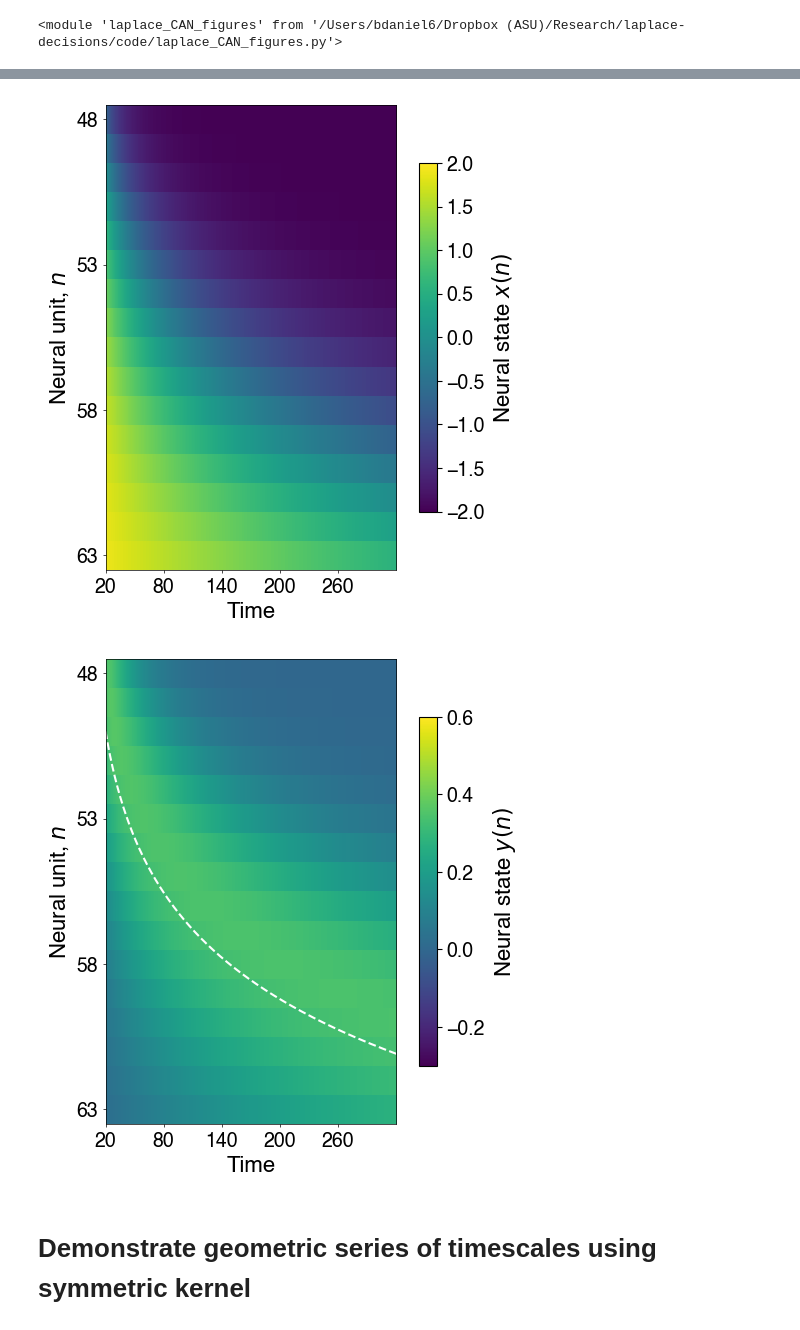
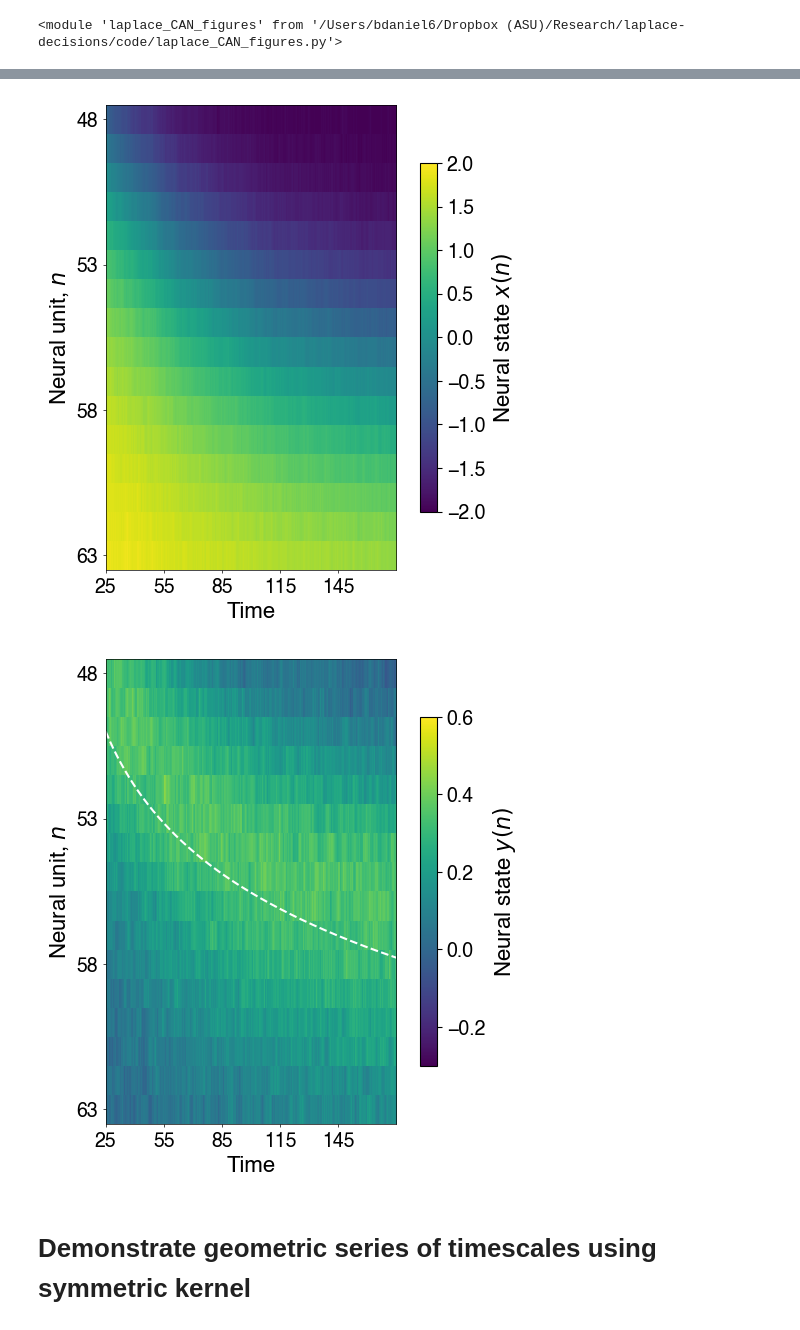
Before and after one commit to Collective-Logic-Lab/laplace-decisions, a Jupyter notebook: laplace-CAN-paper-figures.ipynb, the cells around one changed output, grey strips where cells are left out. Drawn from its saved outputs; the diff is of its cells as text; code cells hidden in the pictures.

```diff
--- a/laplace-CAN-paper-figures.ipynb
+++ b/laplace-CAN-paper-figures.ipynb
@@ -31,7 +31,7 @@ from laplace_network import asymmetric_edge_states
 # set up 1-D line of units with nearest-neighbor interactions
 # and fixed boundary conditions implemented by large fields at the ends
 
-dateStr = '240515' # used in output figure filenames
+dateStr = '240517' # used in output figure filenames
 
 sim_type = 'past' #'past' #'future'
 Npopulation = 100 # number of units in each population
@@ -40,9 +40,9 @@ Npopulation = 100 # number of units in each population
 delta_z = 1/4 #1/8 #1/4
 n_0_asymmetric = Npopulation/2
 if sim_type == 'past':
-    t_0_asymmetric = 20 # XXX #5 #10
+    t_0_asymmetric = 25 # XXX #5 #10
 elif sim_type == 'future':
-    t_0_asymmetric = -320 # XXX -80 #-75
+    t_0_asymmetric = -175 # XXX -80 #-75
 
 # 2024/3/1 set sigma large compared to range of states for all synapses except edge->edge
 sigma_edge = 0.5 #0.25 #0.5
@@ -72,9 +72,9 @@ zero_velocity_asymmetric_edge_Jmat: edge_shift = 0.1256244214584455
 # %%
 # run simulation
 
-noise_var = 0 #1e-2 #5e-2 #0 # strength of noise (variance added per unit time)
-t_final = t_0_asymmetric + 300 # XXX #+ 75
-delta_t = 0.01 #0.1 # XXX 0.01 #0.001
+noise_var = 1e-3 #1e-2 #5e-2 #0 # strength of noise (variance added per unit time)
+t_final = t_0_asymmetric + 150 # XXX #+ 75
+delta_t = 0.1 #0.01 #0.1 # XXX 0.01 #0.001
 seed = 12345
 
 # start with edge state at location n_0 at time t_0
@@ -114,7 +114,7 @@ plt.plot(nList-desired_edge_offset,desired_edge_shape,
 
 for t in [t_0_asymmetric,
           t_0_asymmetric + 100, #t_0_asymmetric*2,
-          t_0_asymmetric + 300, #t_0_asymmetric*4,
+          t_0_asymmetric + 150, #t_0_asymmetric*4,
          ]:
     edge_offset = np.sort(find_edge_location(states_asymmetric.loc[t],Npopulation))[0]
     plt.plot(nList - edge_offset,
@@ -141,11 +141,11 @@ for include_feedback_plots in [False,True]:
     if sim_type == 'past':
         flip_n = True
         colors = [ (1,1-x,1-x) for x in np.linspace(1,0,5) ] # reds
-        input_min,input_max = -0.5,0.1
+        input_min,input_max = -0.2,0.1
     elif sim_type == 'future':
         flip_n = False
         colors = [ (1-x,1-x,1) for x in np.linspace(1,0,5) ] # blues
-        input_min,input_max = -0.1,0.5
+        input_min,input_max = -0.1,0.2
     if noise_var > 1e-6: # large noise
         state_min,state_max = -net_asymmetric.J-0.5,net_asymmetric.J+0.5
         bump_state_min,bump_state_max = -0.25,0.5
@@ -227,36 +229,36 @@ for neuronType in ['edge','bump']:
         plt.matshow(states_asymmetric.T[neuronMin:neuronMax+1],fignum=fig,vmin=-2,vmax=+2)
         stateName = '$x$'
     elif neuronType == 'bump': # "bump" neurons
         plt.matshow(states_asymmetric.T[Npopulation+neuronMin:Npopulation+neuronMax+1],fignum=fig,vmin=-0.3,vmax=0.6)
         stateName = '$y$'
         # also plot desired edge location as a dashed white line
         t_to_index = lambda t: (t - t_0_asymmetric)/delta_t
         n_to_index = lambda n: n - neuronMin
         theory_data = n_0_asymmetric+1./delta_z*np.log(states_asymmetric.index/t_0_asymmetric)
         plt.plot(t_to_index(states_asymmetric.index),n_to_index(theory_data),'w--')
     else:
         raise Exception("unrecognized neuronType")
-    plt.gca().set_aspect(3000) #600)
+    plt.gca().set_aspect(150) #600)
     plt.gca().xaxis.tick_bottom()
 
     num_x_ticks = 5
     plt.xticks(range(0,int((t_final-t_0_asymmetric)/delta_t),int((t_final-t_0_asymmetric)/delta_t/num_x_ticks)),
                range(t_0_asymmetric,t_final,int((t_final-t_0_asymmetric)/num_x_ticks)))
     plt.yticks(range(0,neuronMax-neuronMin,5),range(neuronMin,neuronMax,5))
     plt.axis(ymin=neuronMax-neuronMin-0.5,ymax=-0.5,)
     plt.xlabel('Time')
     plt.ylabel('Neural unit, $n$')
     plt.colorbar(shrink=0.75,label='Neural state {}$(n)$'.format(stateName))
     #plt.axis(ymin=70,ymax=40)
     #fig.subplots_adjust(bottom=0.9,top=0.95) # doesn't do anything?
     lf.defaultFigure.makePretty()
     filename = '{}_{}_neuron_firing_rate_vs_cell_and_time_{}'.format(dateStr,neuronType,sim_type)
     if noise_var > 1e-6:
         filename += '_noise'
     plt.savefig(filename+'.pdf')
 # %% [output]
-[figure, old version]
+[figure, new version]
-[figure, old version]
+[figure, new version]
 # %% [markdown]
 # Demonstrate geometric series of timescales using symmetric kernel
 # %%
```
Also changed, not shown: parts of 4 cells of this notebook, 1 other file.
